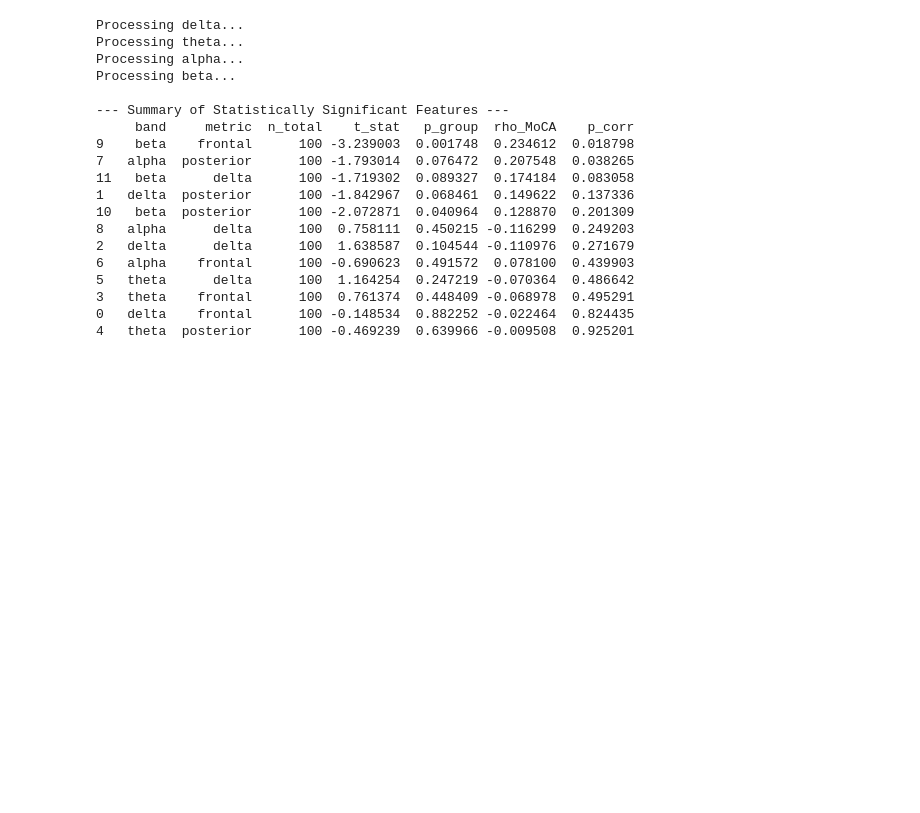
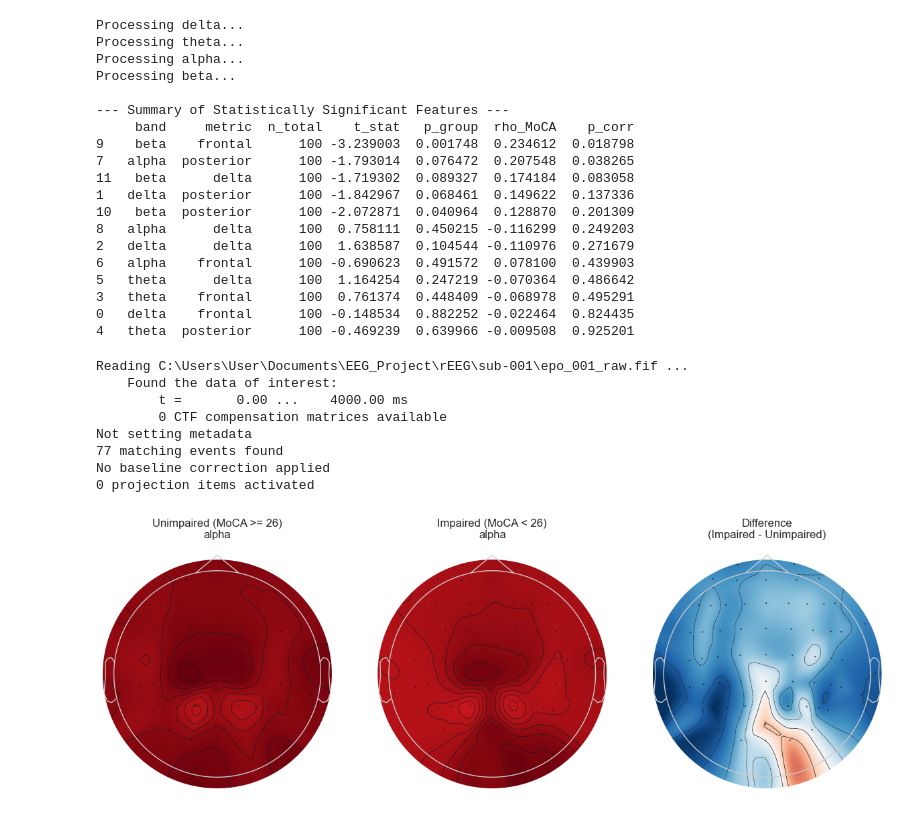
Before and after one commit to Princess-O1633/EEG_Project, a Jupyter notebook: cog_PLI_check.ipynb, the cells around one changed output. Saved outputs shown, nothing was run; the diff lists cells and outputs as text; code cells hidden in the pictures; blank space fills up the shorter version.

```diff
--- a/cog_PLI_check.ipynb
+++ b/cog_PLI_check.ipynb
@@ -1310,3 +1400,80 @@ Processing beta...
 3   theta    frontal      100  0.761374  0.448409 -0.068978  0.495291
 0   delta    frontal      100 -0.148534  0.882252 -0.022464  0.824435
 4   theta  posterior      100 -0.469239  0.639966 -0.009508  0.925201
+# %%
+import matplotlib.pyplot as plt
+import os
+import numpy as np
+import mne
+import pandas as pd
+from scipy.stats import ttest_ind, spearmanr
+
+# -------------------------------
+# Config
+# -------------------------------
+BASE_DIR = r"C:\Users\User\Documents\EEG_Project\rEEG"
+meta = pd.read_csv("participants.csv")
+
+# Ensure we use the correct column name for MoCA
+MOCA_COL = 'MOCA' if 'MOCA' in meta.columns else 'MoCA'
+PD_SUBS = meta.loc[meta['GROUP'] == 'PD', 'participant_id'].tolist()
+
+BANDS = ["delta", "theta", "alpha", "beta"]
+def plot_group_topomap(band_name, subj_cache, meta, MOCA_COL, BASE_DIR):
+    # 1. Separate subjects by group
+    impaired_subs = meta.loc[(meta['GROUP'] == 'PD') & (meta[MOCA_COL] < 26), 'participant_id'].tolist()
+    unimpaired_subs = meta.loc[(meta['GROUP'] == 'PD') & (meta[MOCA_COL] >= 26), 'participant_id'].tolist()
+
+    def get_avg_conn(sub_list):
+        all_mats = []
+        for subj in sub_list:
+            mat_path = os.path.join(BASE_DIR, subj, "data", f"{subj}_{band_name}_pli_matrix.npy")
+            if os.path.exists(mat_path):
+                mat = np.load(mat_path)
+                # Make symmetric if needed
+                if np.allclose(mat, np.tril(mat)) or np.allclose(mat, np.triu(mat)):
+                    mat = mat + mat.T - np.diag(np.diag(mat))
+                # Nodal connectivity: average of all connections for each channel
+                all_mats.append(np.nanmean(mat, axis=1))
+        return np.mean(all_mats, axis=0)
+
+    # 2. Compute means
+    mean_imp = get_avg_conn(impaired_subs)
+    mean_unimp = get_avg_conn(unimpaired_subs)
+    diff = mean_imp - mean_unimp
+
+    # 3. Get Info/Layout from a sample file
+    sample_sub = PD_SUBS[0]
+    subj_num = sample_sub.split('-')[-1]
+    epo_path = os.path.join(BASE_DIR, sample_sub, f"epo_{subj_num}_raw.fif")
+    info = mne.read_epochs(epo_path, preload=False).info
+
+    # 4. Plotting
+    fig, axes = plt.subplots(1, 3, figsize=(15, 5))
+
+    # Set common color limits for comparison
+    vmax = max(np.abs(mean_imp).max(), np.abs(mean_unimp).max())
+
+    mne.viz.plot_topomap(mean_unimp, info, axes=axes[0], show=False, vlim=(0, vmax))
+    axes[0].set_title(f'Unimpaired (MoCA >= 26)\n{band_name}')
+
+    mne.viz.plot_topomap(mean_imp, info, axes=axes[1], show=False, vlim=(0, vmax))
+    axes[1].set_title(f'Impaired (MoCA < 26)\n{band_name}')
+
+    mne.viz.plot_topomap(diff, info, axes=axes[2], show=False, cmap='RdBu_r')
+    axes[2].set_title(f'Difference\n(Impaired - Unimpaired)')
+
+    plt.show()
+
+# Example call for your significant Beta band
+plot_group_topomap("alpha", PD_SUBS, meta, MOCA_COL, BASE_DIR)
+# %% [output]
+Reading C:\Users\User\Documents\EEG_Project\rEEG\sub-001\epo_001_raw.fif ...
+    Found the data of interest:
+        t =       0.00 ...    4000.00 ms
+        0 CTF compensation matrices available
+Not setting metadata
+77 matching events found
+No baseline correction applied
+0 projection items activated
+[figure, added]
```
Also changed, not shown: parts of 6 cells of this notebook, 8 other files.
